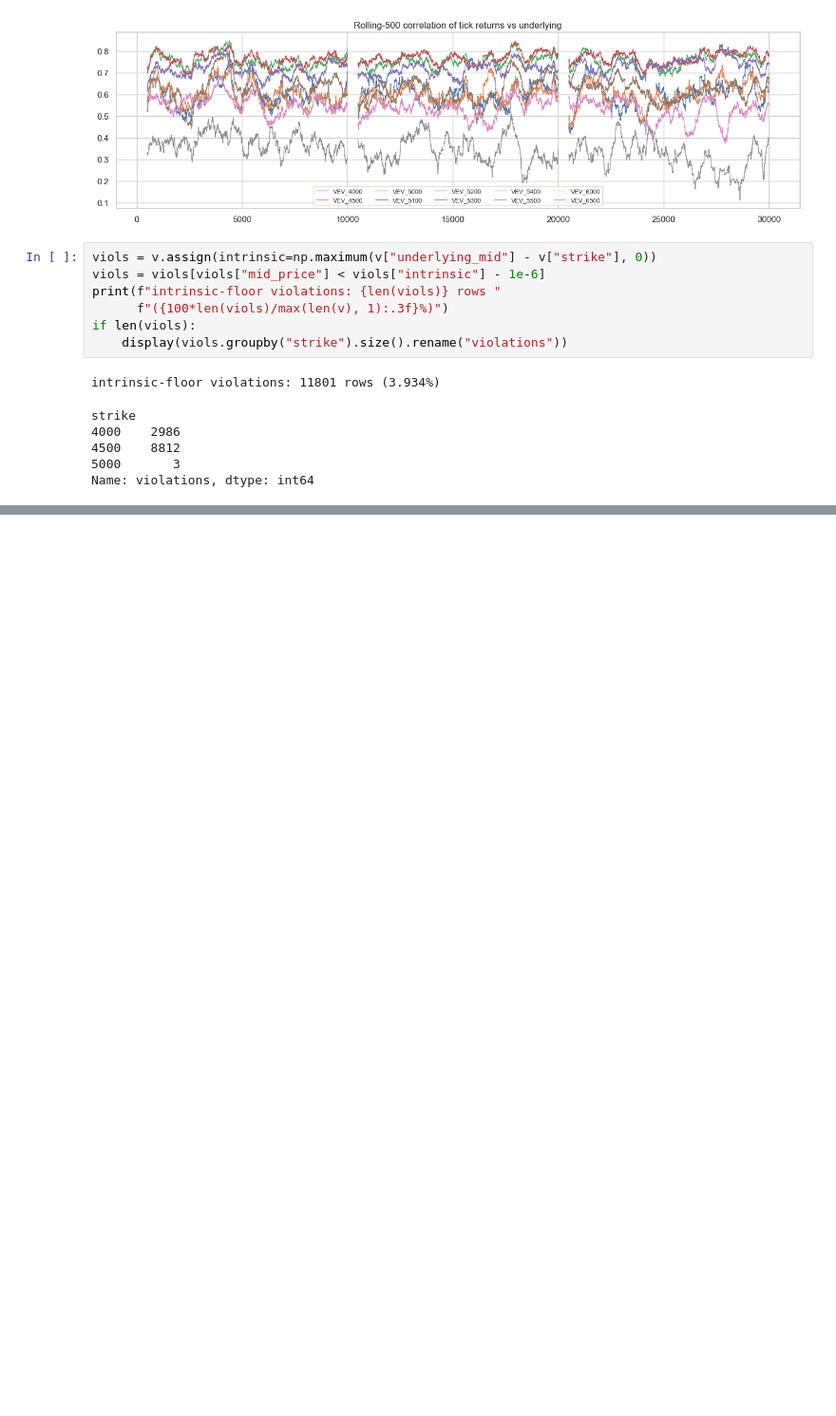
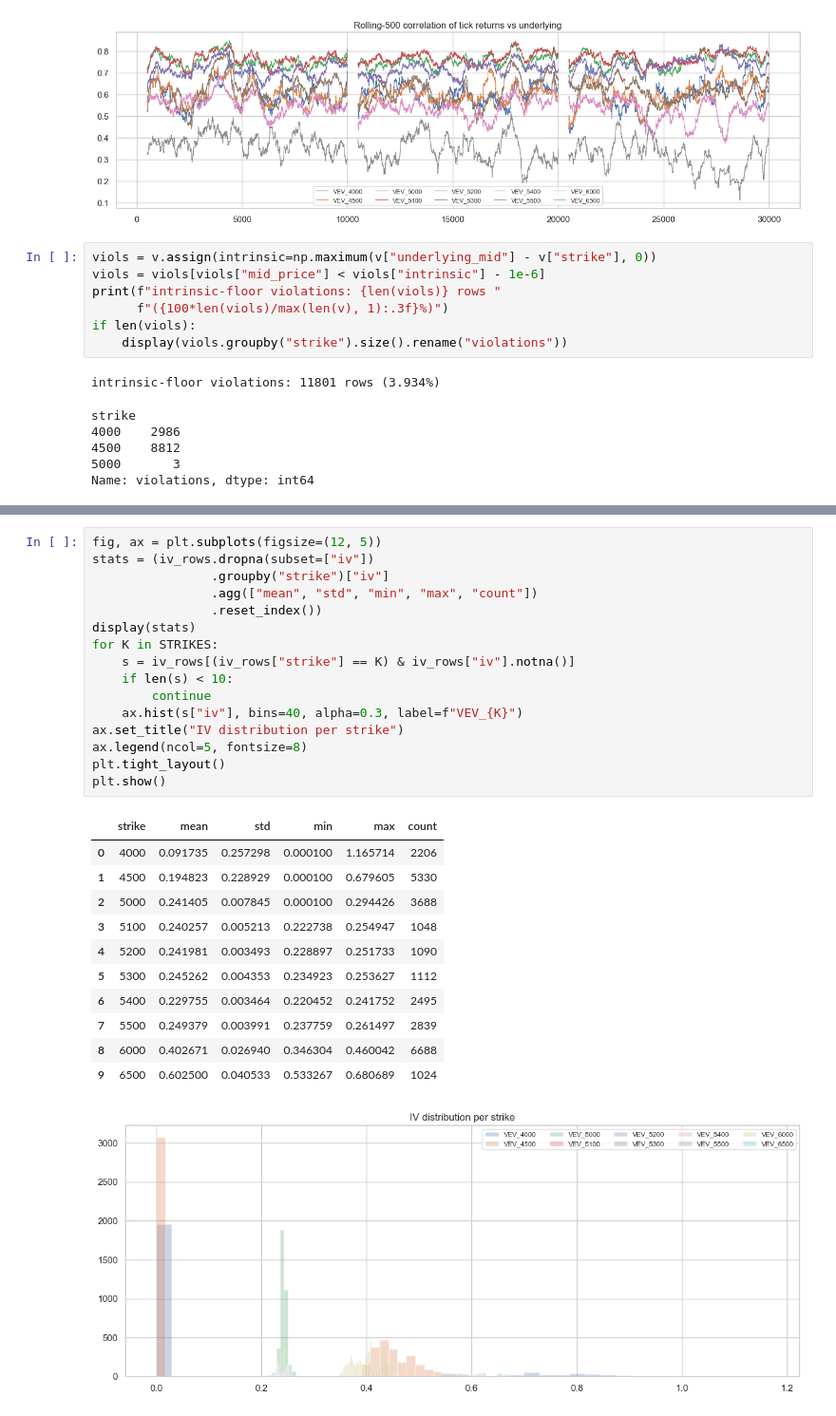
Before and after one commit to Sophbx/imc_prosperity4, a Jupyter notebook: Round3/Analysis/analysis_options.ipynb, the cells around one changed output, grey strips where cells are left out. Shown at 95% size. Cells and saved outputs as stored; diff of their text form; blank space fills up the shorter version.

```diff
--- a/Round3/Analysis/analysis_options.ipynb
+++ b/Round3/Analysis/analysis_options.ipynb
@@ -209,0 +276,29 @@ Name: violations, dtype: int64
+# %%
+fig, ax = plt.subplots(figsize=(12, 5))
+stats = (iv_rows.dropna(subset=["iv"])
+                .groupby("strike")["iv"]
+                .agg(["mean", "std", "min", "max", "count"])
+                .reset_index())
+display(stats)
+for K in STRIKES:
+    s = iv_rows[(iv_rows["strike"] == K) & iv_rows["iv"].notna()]
+    if len(s) < 10:
+        continue
+    ax.hist(s["iv"], bins=40, alpha=0.3, label=f"VEV_{K}")
+ax.set_title("IV distribution per strike")
+ax.legend(ncol=5, fontsize=8)
+plt.tight_layout()
+plt.show()
+# %% [output]
+|  | strike | mean | std | min | max | count |
+| 0 | 4000 | 0.091735 | 0.257298 | 0.000100 | 1.165714 | 2206 |
+| 1 | 4500 | 0.194823 | 0.228929 | 0.000100 | 0.679605 | 5330 |
+| 2 | 5000 | 0.241405 | 0.007845 | 0.000100 | 0.294426 | 3688 |
+| 3 | 5100 | 0.240257 | 0.005213 | 0.222738 | 0.254947 | 1048 |
+| 4 | 5200 | 0.241981 | 0.003493 | 0.228897 | 0.251733 | 1090 |
+| 5 | 5300 | 0.245262 | 0.004353 | 0.234923 | 0.253627 | 1112 |
+| 6 | 5400 | 0.229755 | 0.003464 | 0.220452 | 0.241752 | 2495 |
+| 7 | 5500 | 0.249379 | 0.003991 | 0.237759 | 0.261497 | 2839 |
+| 8 | 6000 | 0.402671 | 0.026940 | 0.346304 | 0.460042 | 6688 |
+| 9 | 6500 | 0.602500 | 0.040533 | 0.533267 | 0.680689 | 1024 |
+[figure, added]
```
Also changed, not shown: parts of 8 cells of this notebook, 3 other files.
